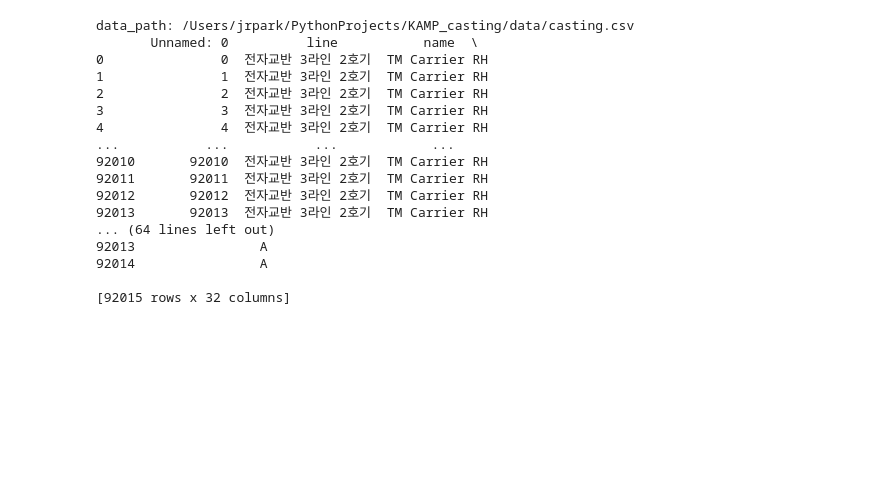
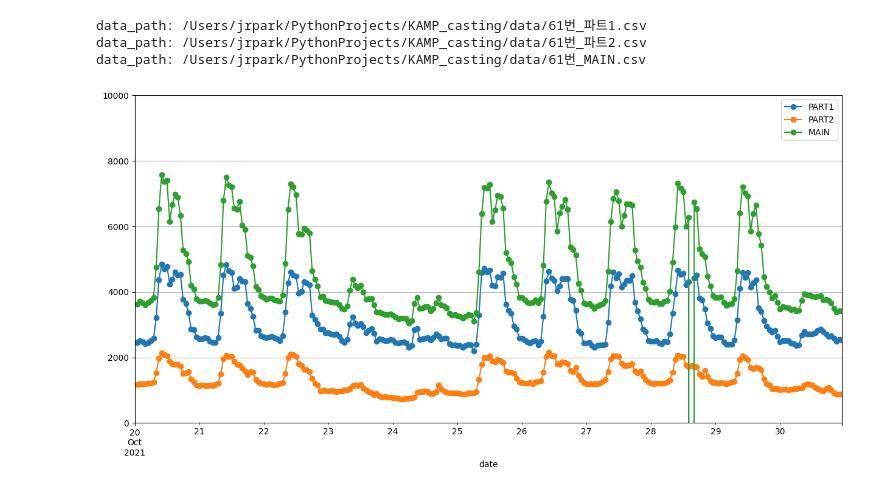
Before and after one commit to jiwon9898/KAMP_casting-1, a Jupyter notebook: eda.ipynb, the cells around one changed output. Cells and saved outputs as stored; diff of their text form; code cells hidden in the pictures; blank space fills up the shorter version.

Commit message:
Feat: Add functions ----prepare_building61() & plot_building61() ...

```diff
--- a/eda.ipynb
+++ b/eda.ipynb
@@ -6,24 +7,3 @@ import pandas as pd
 import matplotlib.pyplot as plt
 
 from src.data import read_data
-# %%
-data = read_data()
-print(data)
-# %% [output]
-data_path: /Users/jrpark/PythonProjects/KAMP_casting/data/casting.csv
-       Unnamed: 0          line           name  \
-0               0  전자교반 3라인 2호기  TM Carrier RH
-1               1  전자교반 3라인 2호기  TM Carrier RH
-2               2  전자교반 3라인 2호기  TM Carrier RH
-3               3  전자교반 3라인 2호기  TM Carrier RH
-4               4  전자교반 3라인 2호기  TM Carrier RH
-...           ...           ...            ...
-92010       92010  전자교반 3라인 2호기  TM Carrier RH
-92011       92011  전자교반 3라인 2호기  TM Carrier RH
-92012       92012  전자교반 3라인 2호기  TM Carrier RH
-92013       92013  전자교반 3라인 2호기  TM Carrier RH
-... (64 lines left out)
-92013                A
-92014                A
-
-[92015 rows x 32 columns]
@@ -29,0 +59,7 @@ data_path: /Users/jrpark/PythonProjects/KAMP_casting/data/casting.csv
+# %%
+main()
+# %% [output]
+data_path: /Users/jrpark/PythonProjects/KAMP_casting/data/61번_파트1.csv
+data_path: /Users/jrpark/PythonProjects/KAMP_casting/data/61번_파트2.csv
+data_path: /Users/jrpark/PythonProjects/KAMP_casting/data/61번_MAIN.csv
+[figure, added]
```
Also changed, not shown: parts of 2 cells of this notebook.
